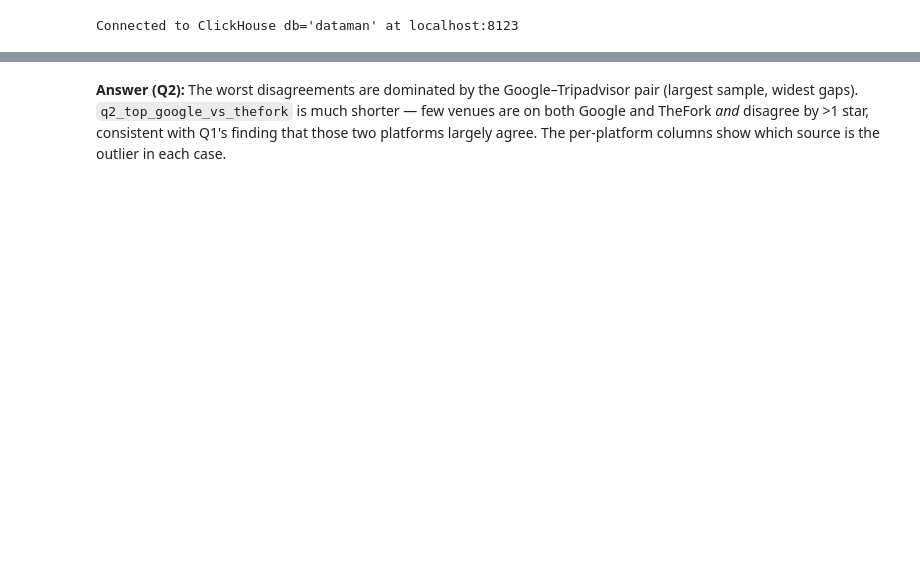
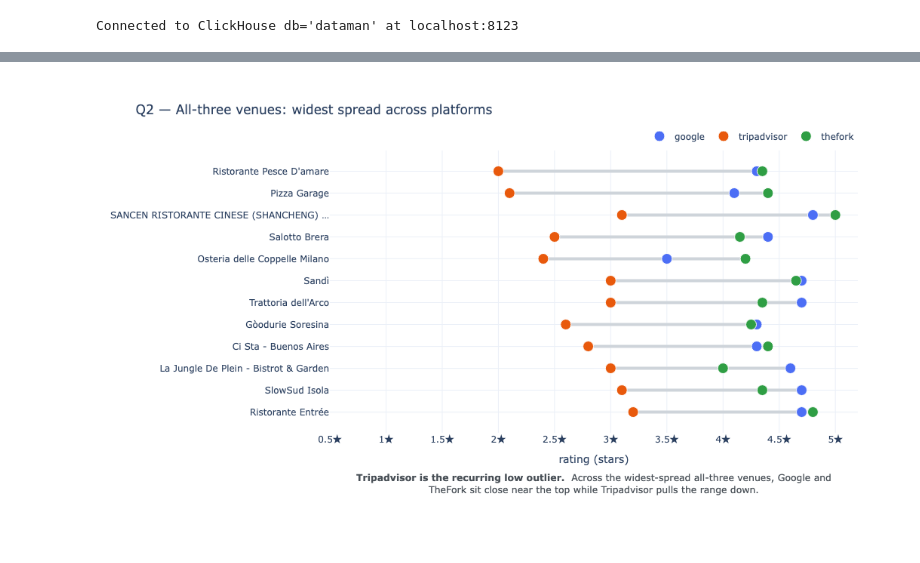
Before and after one commit to Laimon99/data-management-project, a Jupyter notebook: notebooks/q02_disagreement.ipynb, the cells around one changed output, grey strips where cells are left out. Saved outputs shown, nothing was run; the diff lists cells and outputs as text; code cells hidden in the pictures; blank space fills up the shorter version.

```diff
--- a/notebooks/q02_disagreement.ipynb
+++ b/notebooks/q02_disagreement.ipynb
@@ -81,6 +191,11 @@ q2_all
-# %% [markdown]
-**Answer (Q2):** The worst disagreements are dominated by the Google–Tripadvisor pair
-(largest sample, widest gaps). `q2_top_google_vs_thefork` is much shorter — few venues are
-on both Google and TheFork *and* disagree by >1 star, consistent with Q1's finding that
-those two platforms largely agree. The per-platform columns show which source is the
-outlier in each case.
+# %%
+# All-three venues, ranked by full-range spread (max − min across platforms). Top 12 for room.
+# Here every platform has a real rating, so the spread is genuine: Tripadvisor is the recurring
+# low outlier while Google and TheFork track each other near the top.
+fig = q2_dumbbell(q2_all, ["google", "tripadvisor", "thefork"],
+                  "Q2 — All-three venues: widest spread across platforms", top_n=12, show_counts=False)
+q2_caption(fig, "<b>Tripadvisor is the recurring low outlier.</b>  Across the widest-spread all-three "
+    "venues, Google and<br>TheFork sit close near the top while Tripadvisor pulls the range down.")
+fig.show()
+# %% [output]
+[figure, added]
```
Also changed, not shown: parts of 11 cells of this notebook, 11 other files.
